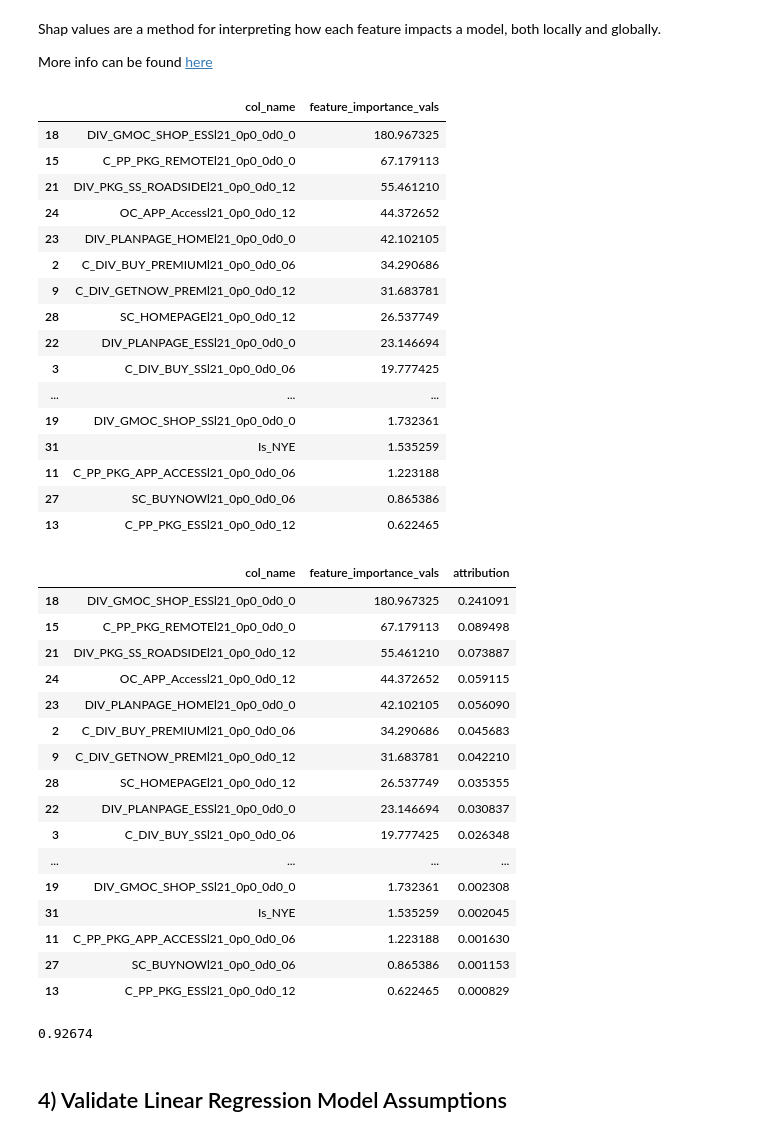
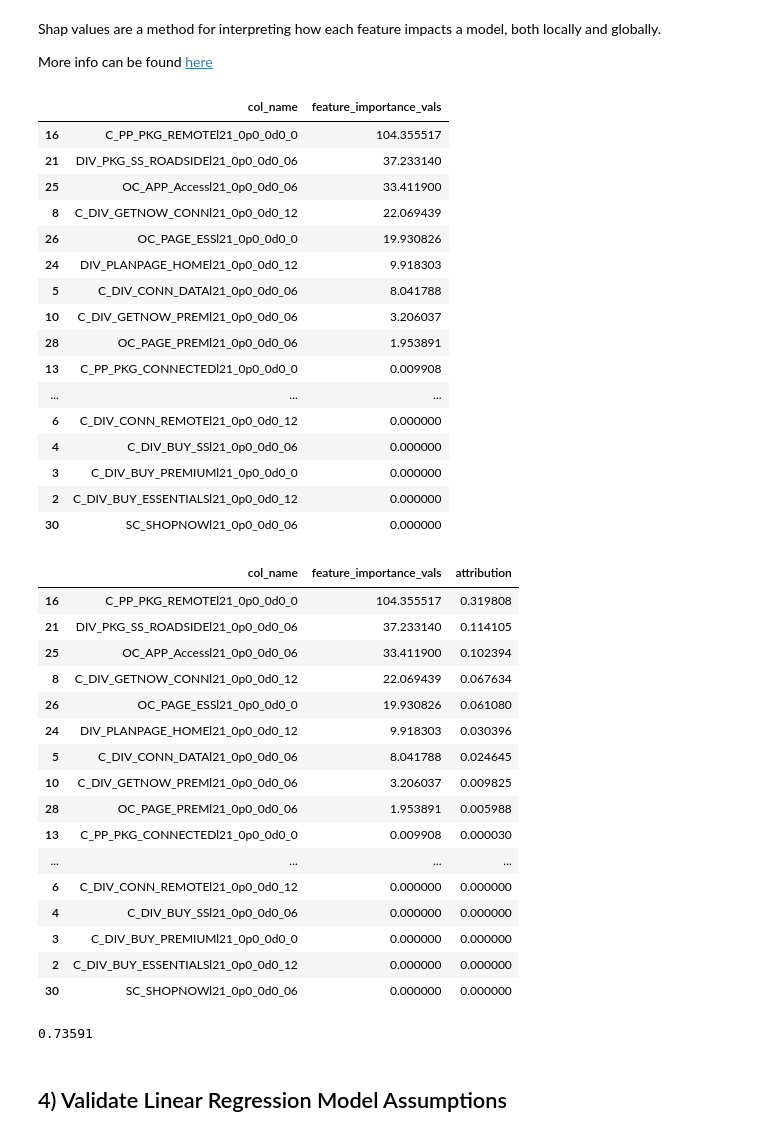
Before and after one commit to zzWIInTer/zz_onstar_rba, a Jupyter notebook: Regularized Regression.ipynb, the cells around one changed output. Cells and saved outputs as stored; diff of their text form; code cells hidden in the pictures.

```diff
--- a/Regularized Regression.ipynb
+++ b/Regularized Regression.ipynb
@@ -129,7 +129,8 @@ The google.cloud.bigquery extension is already loaded. To reload it, use:
 #update file name
 #file_name = 'https://raw.githubusercontent.com/zzWIInTer/zz_onstar_rba/master/final_cleaned_data_0708.csv'
 #file_name = 'https://raw.githubusercontent.com/zzWIInTer/zz_onstar_rba/master/FY2024_final_cleaned_data_0725.csv'
-file_name = 'https://raw.githubusercontent.com/zzWIInTer/zz_onstar_rba/master/final_cleaned_data_08262024.csv'
+#file_name = 'https://raw.githubusercontent.com/zzWIInTer/zz_onstar_rba/master/final_cleaned_data_08262024.csv'
+file_name = 'https://raw.githubusercontent.com/zzWIInTer/zz_onstar_rba/master/FY2024_final_cleaned_data_08262024.csv'
 df_raw = pd.read_csv(file_name)
 df_raw.fillna(0, inplace=True)
 
@@ -218,7 +217,7 @@ import numpy as np
 # Fit the Ridge model
 
 #ridge_reg = Ridge(alpha=1.0)  # You can adjust the alpha value as needed
-ridge_reg = Ridge(alpha=10.0)  # Based on CV optimization
+ridge_reg = Ridge(alpha=100.0)  # Based on CV optimization
 
 ridge_reg.fit(X, y)
 reg_optimal_alpha_ridge = ridge_reg.fit(X, y)
@@ -550,10 +547,10 @@ More info can be found [here](https://shap.readthedocs.io/en/latest/index.html)
 #explainer = shap.Explainer(reg.predict,X)
 
 ## Using optimized Alpha for Ridge
-explainer = shap.Explainer(reg_optimal_alpha_ridge.predict,X)
+#explainer = shap.Explainer(reg_optimal_alpha_ridge.predict,X)
 
 ## Using optimized Alpha for Lasso
-#explainer = shap.Explainer(reg_optimal_alpha_lasso.predict,X)
+explainer = shap.Explainer(reg_optimal_alpha_lasso.predict,X)
 
 ## Calculate the shap values
 shap_values = explainer(X)
@@ -568,54 +565,54 @@ feature_importance.sort_values(by=['feature_importance_vals'], ascending=False,i
 feature_importance
 # %% [output]
 |  | col_name | feature_importance_vals |
-| 18 | DIV_GMOC_SHOP_ESSl21_0p0_0d0_0 | 180.967325 |
-| 15 | C_PP_PKG_REMOTEl21_0p0_0d0_0 | 67.179113 |
-| 21 | DIV_PKG_SS_ROADSIDEl21_0p0_0d0_12 | 55.461210 |
-| 24 | OC_APP_Accessl21_0p0_0d0_12 | 44.372652 |
-| 23 | DIV_PLANPAGE_HOMEl21_0p0_0d0_0 | 42.102105 |
-| 2 | C_DIV_BUY_PREMIUMl21_0p0_0d0_06 | 34.290686 |
-| 9 | C_DIV_GETNOW_PREMl21_0p0_0d0_12 | 31.683781 |
-| 28 | SC_HOMEPAGEl21_0p0_0d0_12 | 26.537749 |
-| 22 | DIV_PLANPAGE_ESSl21_0p0_0d0_0 | 23.146694 |
-| 3 | C_DIV_BUY_SSl21_0p0_0d0_06 | 19.777425 |
+| 16 | C_PP_PKG_REMOTEl21_0p0_0d0_0 | 104.355517 |
+| 21 | DIV_PKG_SS_ROADSIDEl21_0p0_0d0_06 | 37.233140 |
+| 25 | OC_APP_Accessl21_0p0_0d0_06 | 33.411900 |
+| 8 | C_DIV_GETNOW_CONNl21_0p0_0d0_12 | 22.069439 |
+| 26 | OC_PAGE_ESSl21_0p0_0d0_0 | 19.930826 |
+| 24 | DIV_PLANPAGE_HOMEl21_0p0_0d0_12 | 9.918303 |
+| 5 | C_DIV_CONN_DATAl21_0p0_0d0_06 | 8.041788 |
+| 10 | C_DIV_GETNOW_PREMl21_0p0_0d0_06 | 3.206037 |
+| 28 | OC_PAGE_PREMl21_0p0_0d0_06 | 1.953891 |
+| 13 | C_PP_PKG_CONNECTEDl21_0p0_0d0_0 | 0.009908 |
 | ... | ... | ... |
-| 19 | DIV_GMOC_SHOP_SSl21_0p0_0d0_0 | 1.732361 |
-| 31 | Is_NYE | 1.535259 |
-| 11 | C_PP_PKG_APP_ACCESSl21_0p0_0d0_06 | 1.223188 |
-| 27 | SC_BUYNOWl21_0p0_0d0_06 | 0.865386 |
-| 13 | C_PP_PKG_ESSl21_0p0_0d0_12 | 0.622465 |
+| 6 | C_DIV_CONN_REMOTEl21_0p0_0d0_12 | 0.000000 |
+| 4 | C_DIV_BUY_SSl21_0p0_0d0_06 | 0.000000 |
+| 3 | C_DIV_BUY_PREMIUMl21_0p0_0d0_0 | 0.000000 |
+| 2 | C_DIV_BUY_ESSENTIALSl21_0p0_0d0_12 | 0.000000 |
+| 30 | SC_SHOPNOWl21_0p0_0d0_06 | 0.000000 |
 # %%
 # rescale the shap values to result in a scale rleative to total r-squared
 
 sum_feature_imp = feature_importance.feature_importance_vals.sum()
-scale_factor = reg_optimal_alpha_ridge.score(X,y)
+#scale_factor = reg_optimal_alpha_ridge.score(X,y)
 
-#scale_factor = reg_optimal_alpha_lasso.score(X,y)
+scale_factor = reg_optimal_alpha_lasso.score(X,y)
 
 feature_importance['attribution'] = feature_importance.feature_importance_vals / (sum_feature_imp / scale_factor)
 feature_importance
 # %% [output]
 |  | col_name | feature_importance_vals | attribution |
-| 18 | DIV_GMOC_SHOP_ESSl21_0p0_0d0_0 | 180.967325 | 0.241091 |
-| 15 | C_PP_PKG_REMOTEl21_0p0_0d0_0 | 67.179113 | 0.089498 |
-| 21 | DIV_PKG_SS_ROADSIDEl21_0p0_0d0_12 | 55.461210 | 0.073887 |
-| 24 | OC_APP_Accessl21_0p0_0d0_12 | 44.372652 | 0.059115 |
-| 23 | DIV_PLANPAGE_HOMEl21_0p0_0d0_0 | 42.102105 | 0.056090 |
-| 2 | C_DIV_BUY_PREMIUMl21_0p0_0d0_06 | 34.290686 | 0.045683 |
-| 9 | C_DIV_GETNOW_PREMl21_0p0_0d0_12 | 31.683781 | 0.042210 |
-| 28 | SC_HOMEPAGEl21_0p0_0d0_12 | 26.537749 | 0.035355 |
-| 22 | DIV_PLANPAGE_ESSl21_0p0_0d0_0 | 23.146694 | 0.030837 |
-| 3 | C_DIV_BUY_SSl21_0p0_0d0_06 | 19.777425 | 0.026348 |
+| 16 | C_PP_PKG_REMOTEl21_0p0_0d0_0 | 104.355517 | 0.319808 |
+| 21 | DIV_PKG_SS_ROADSIDEl21_0p0_0d0_06 | 37.233140 | 0.114105 |
+| 25 | OC_APP_Accessl21_0p0_0d0_06 | 33.411900 | 0.102394 |
+| 8 | C_DIV_GETNOW_CONNl21_0p0_0d0_12 | 22.069439 | 0.067634 |
+| 26 | OC_PAGE_ESSl21_0p0_0d0_0 | 19.930826 | 0.061080 |
+| 24 | DIV_PLANPAGE_HOMEl21_0p0_0d0_12 | 9.918303 | 0.030396 |
+| 5 | C_DIV_CONN_DATAl21_0p0_0d0_06 | 8.041788 | 0.024645 |
+| 10 | C_DIV_GETNOW_PREMl21_0p0_0d0_06 | 3.206037 | 0.009825 |
+| 28 | OC_PAGE_PREMl21_0p0_0d0_06 | 1.953891 | 0.005988 |
+| 13 | C_PP_PKG_CONNECTEDl21_0p0_0d0_0 | 0.009908 | 0.000030 |
 | ... | ... | ... | ... |
-| 19 | DIV_GMOC_SHOP_SSl21_0p0_0d0_0 | 1.732361 | 0.002308 |
-| 31 | Is_NYE | 1.535259 | 0.002045 |
-| 11 | C_PP_PKG_APP_ACCESSl21_0p0_0d0_06 | 1.223188 | 0.001630 |
-| 27 | SC_BUYNOWl21_0p0_0d0_06 | 0.865386 | 0.001153 |
-| 13 | C_PP_PKG_ESSl21_0p0_0d0_12 | 0.622465 | 0.000829 |
+| 6 | C_DIV_CONN_REMOTEl21_0p0_0d0_12 | 0.000000 | 0.000000 |
+| 4 | C_DIV_BUY_SSl21_0p0_0d0_06 | 0.000000 | 0.000000 |
+| 3 | C_DIV_BUY_PREMIUMl21_0p0_0d0_0 | 0.000000 | 0.000000 |
+| 2 | C_DIV_BUY_ESSENTIALSl21_0p0_0d0_12 | 0.000000 | 0.000000 |
+| 30 | SC_SHOPNOWl21_0p0_0d0_06 | 0.000000 | 0.000000 |
 # %%
 round(feature_importance.attribution.sum(),5)
 # %% [output]
-0.92674
+0.73591
 # %% [markdown]
 ## 4) Validate Linear Regression Model Assumptions
 # %% [markdown]
```
Also changed, not shown: parts of 15 cells of this notebook.
